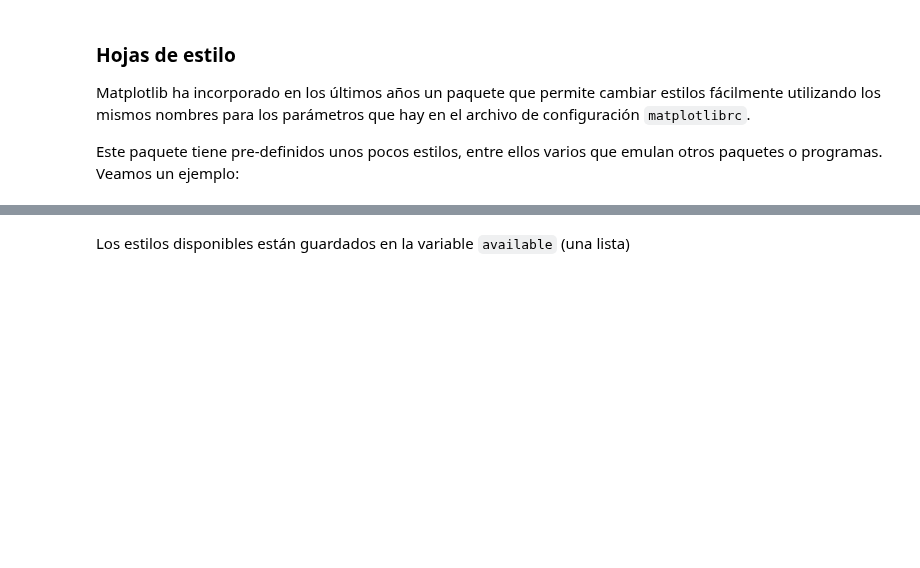
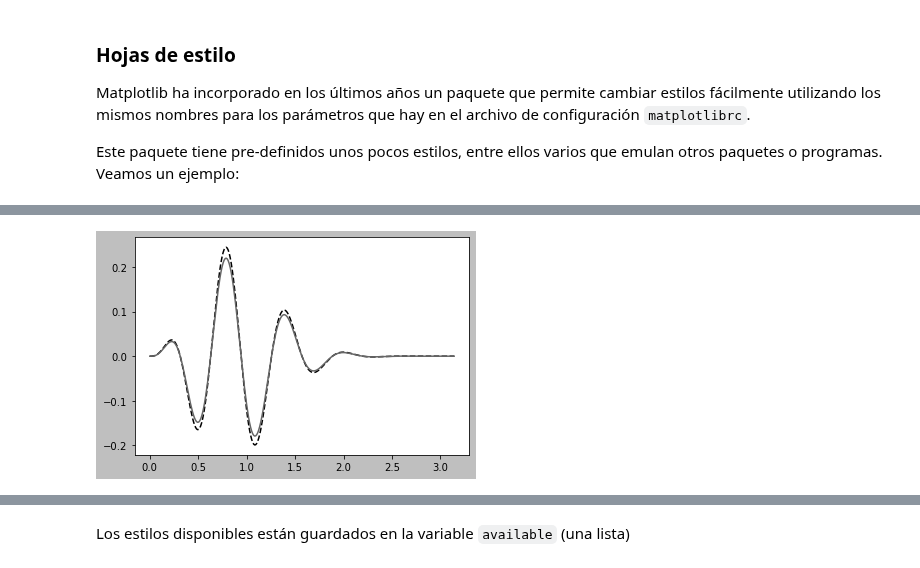
Before and after one commit to fiolj/intro-python-IB, a Jupyter notebook: clases/09_2_personal_plot.ipynb, the cells around one changed output, grey strips where cells are left out. Drawn from its saved outputs; the diff is of its cells as text; code cells hidden in the pictures; blank space fills up the shorter version.

```diff
--- a/clases/09_2_personal_plot.ipynb
+++ b/clases/09_2_personal_plot.ipynb
@@ -44,6 +72,8 @@ with plt.style.context('ggplot'):
 # %%
 with plt.style.context('grayscale'):
-  plt.plot(x,y, x,0.9*y)
+  plt.plot(x,y,'--', x,0.9*y)
+# %% [output]
+[figure, added]
 # %%
 with plt.style.context('fivethirtyeight'):
   plt.plot(x,y, x,0.9*y)
```
Also changed, not shown: parts of 23 cells of this notebook, 27 other files.
